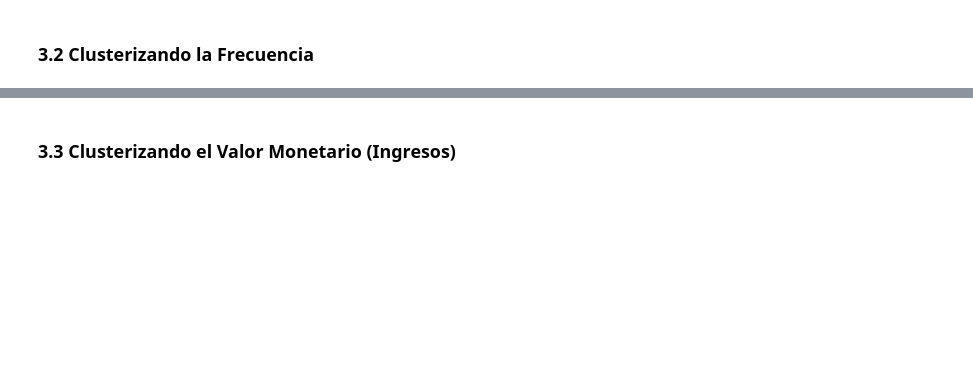
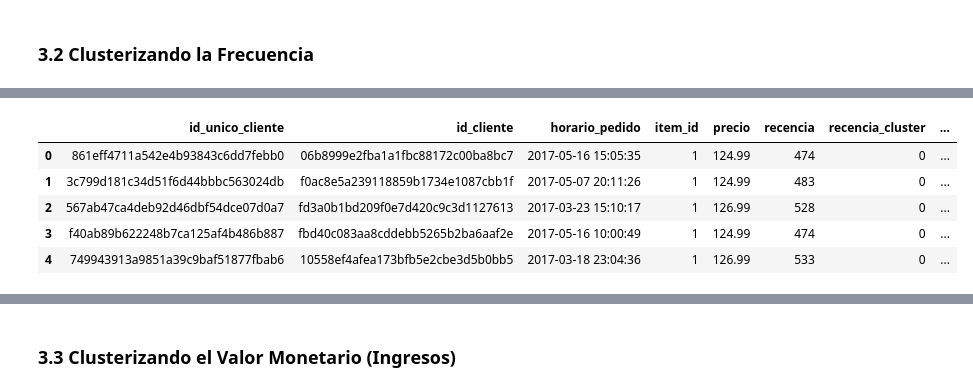
Before and after one commit to AdrianCPC/Profundizacion_Data_Analysis, a Jupyter notebook: Segmentos_de_Clientes.ipynb, the cells around one changed output, grey strips where cells are left out. Saved outputs shown, nothing was run; the diff lists cells and outputs as text; code cells hidden in the pictures; blank space fills up the shorter version.

```diff
--- a/Segmentos_de_Clientes.ipynb
+++ b/Segmentos_de_Clientes.ipynb
@@ -348,2 +445,6 @@ Cómo usar una regla matemática para confirmar el número ideal de clusters.
 # %% [markdown]
 ### 3.2 Clusterizando la Frecuencia
+# %%
+df_frecuencia = df.groupby('id_unico_cliente').pedido_aprobado.count().reset_index()
+df_frecuencia.columns =['id_unico_cliente','frecuencia']
+df_frecuencia.head()
@@ -349,0 +458,10 @@ Cómo usar una regla matemática para confirmar el número ideal de clusters.
+# %%
+df_usuario = pd.merge(df_usuario,df_frecuencia, on='id_unico_cliente')
+df_usuario.head()
+# %% [output]
+|  | id_unico_cliente | id_cliente | horario_pedido | item_id | precio | recencia | recencia_cluster | ... |
+| 0 | 861eff4711a542e4b93843c6dd7febb0 | 06b8999e2fba1a1fbc88172c00ba8bc7 | 2017-05-16 15:05:35 | 1 | 124.99 | 474 | 0 | ... |
+| 1 | 3c799d181c34d51f6d44bbbc563024db | f0ac8e5a239118859b1734e1087cbb1f | 2017-05-07 20:11:26 | 1 | 124.99 | 483 | 0 | ... |
+| 2 | 567ab47ca4deb92d46dbf54dce07d0a7 | fd3a0b1bd209f0e7d420c9c3d1127613 | 2017-03-23 15:10:17 | 1 | 126.99 | 528 | 0 | ... |
+| 3 | f40ab89b622248b7ca125af4b486b887 | fbd40c083aa8cddebb5265b2ba6aaf2e | 2017-05-16 10:00:49 | 1 | 124.99 | 474 | 0 | ... |
+| 4 | 749943913a9851a39c9baf51877fbab6 | 10558ef4afea173bfb5e2cbe3d5b0bb5 | 2017-03-18 23:04:36 | 1 | 126.99 | 533 | 0 | ... |
```
Also changed, not shown: parts of 29 cells of this notebook.
